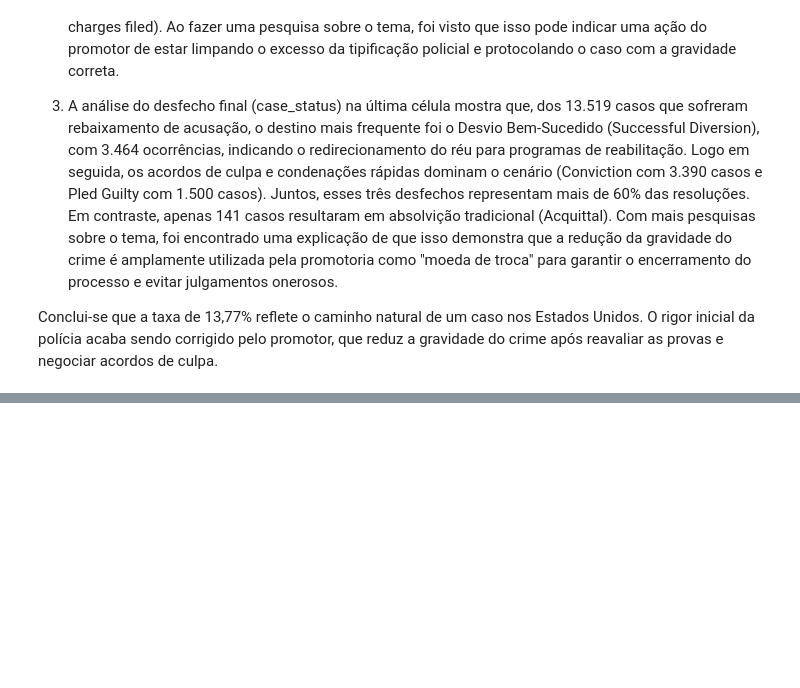
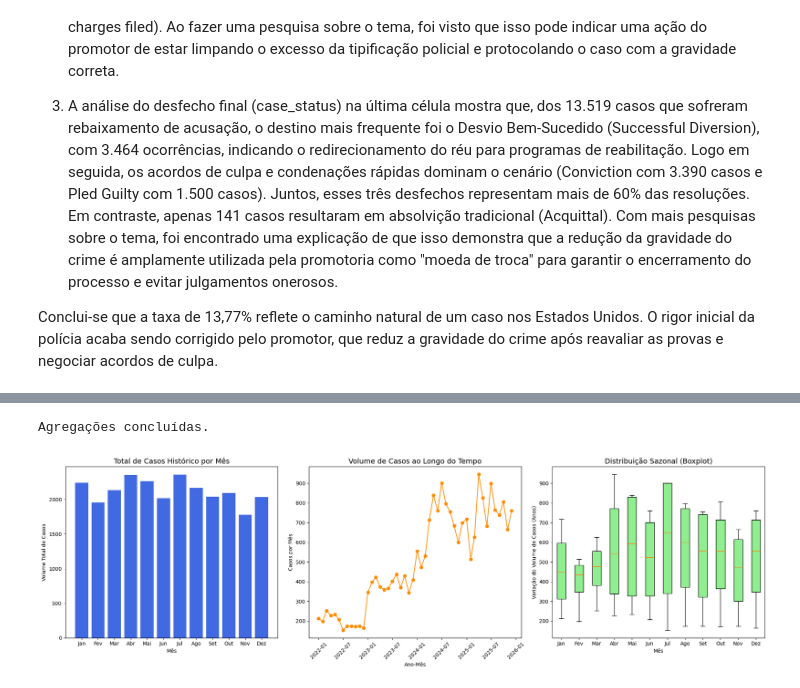
Before and after one commit to Orlandovpjunior/machine_learning, a Jupyter notebook: lab5/notebook.ipynb, the cells around one changed output, grey strips where cells are left out. Cells and saved outputs as stored; diff of their text form; code cells hidden in the pictures; blank space fills up the shorter version.

```diff
--- a/lab5/notebook.ipynb
+++ b/lab5/notebook.ipynb
@@ -14,7 +16,7 @@ from datasets import load_dataset
 # df_attorneys = load_dataset("jamiequint/sf_criminal_court", "attorneys")["train"].to_pandas()
 # df_calendar = load_dataset("jamiequint/sf_criminal_court", "calendar")["train"].to_pandas()
 # df_calendar_jud = load_dataset("jamiequint/sf_criminal_court", "calendar_with_judicial_assignments")["train"].to_pandas()
-# df_cases = load_dataset("jamiequint/sf_criminal_court", "cases")["train"].to_pandas()
+df_cases = load_dataset("jamiequint/sf_criminal_court", "cases")["train"].to_pandas()
 df_da_arrests = load_dataset("jamiequint/sf_criminal_court", "da_arrests")["train"].to_pandas()
 df_da_prosecuted = load_dataset("jamiequint/sf_criminal_court", "da_prosecuted")["train"].to_pandas()
 # df_jud_assig_src = load_dataset("jamiequint/sf_criminal_court", "judicial_assignment_sources")["train"].to_pandas()
@@ -277,0 +313,46 @@ Conclui-se que a taxa de 13,77% reflete o caminho natural de um caso nos Estados
+# %%
+casos_por_mes_total = df_cases.groupby('mes_abertura')['case_number'].count()
+
+casos_por_ano_mes = df_cases.groupby(['ano_abertura', 'mes_abertura'])['case_number'].count().reset_index()
+casos_por_ano_mes.rename(columns={'case_number': 'total_casos'}, inplace=True)
+
+anos_completos = casos_por_ano_mes['ano_abertura'].value_counts()
+anos_validos = anos_completos[anos_completos == 12].index
+casos_por_ano_mes = casos_por_ano_mes[casos_por_ano_mes['ano_abertura'].isin(anos_validos)]
+
+print("Agregações concluídas.")
+# %% [output]
+Agregações concluídas.
+# %%
+fig, axes = plt.subplots(1, 3, figsize=(20, 6))
+meses_labels = ['Jan', 'Fev', 'Mar', 'Abr', 'Mai', 'Jun', 'Jul', 'Ago', 'Set', 'Out', 'Nov', 'Dez']
+
+axes[0].bar(casos_por_mes_total.index, casos_por_mes_total.values, color='royalblue')
+axes[0].set_title('Total de Casos Histórico por Mês', fontsize=14)
+axes[0].set_xlabel('Mês')
+axes[0].set_ylabel('Volume Total de Casos')
+axes[0].set_xticks(range(1, 13))
+axes[0].set_xticklabels(meses_labels)
+
+casos_por_ano_mes['data_plot'] = pd.to_datetime(
+    casos_por_ano_mes['ano_abertura'].astype(str) + '-' + casos_por_ano_mes['mes_abertura'].astype(str) + '-01'
+)
+casos_por_ano_mes = casos_por_ano_mes.sort_values('data_plot')
+
+axes[1].plot(casos_por_ano_mes['data_plot'], casos_por_ano_mes['total_casos'], marker='o', color='darkorange')
+axes[1].set_title('Volume de Casos ao Longo do Tempo', fontsize=14)
+axes[1].set_xlabel('Ano-Mês')
+axes[1].set_ylabel('Casos por Mês')
+axes[1].tick_params(axis='x', rotation=45)
+
+dados_boxplot = [casos_por_ano_mes[casos_por_ano_mes['mes_abertura'] == i]['total_casos'].values for i in range(1, 13)]
+
+axes[2].boxplot(dados_boxplot, labels=meses_labels, patch_artist=True, boxprops=dict(facecolor='lightgreen'))
+axes[2].set_title('Distribuição Sazonal (Boxplot)', fontsize=14)
+axes[2].set_xlabel('Mês')
+axes[2].set_ylabel('Variação do Volume de Casos (Anos)')
+
+plt.tight_layout()
+plt.show()
+# %% [output]
+[figure, added]
```
Also changed, not shown: parts of 7 cells of this notebook.
